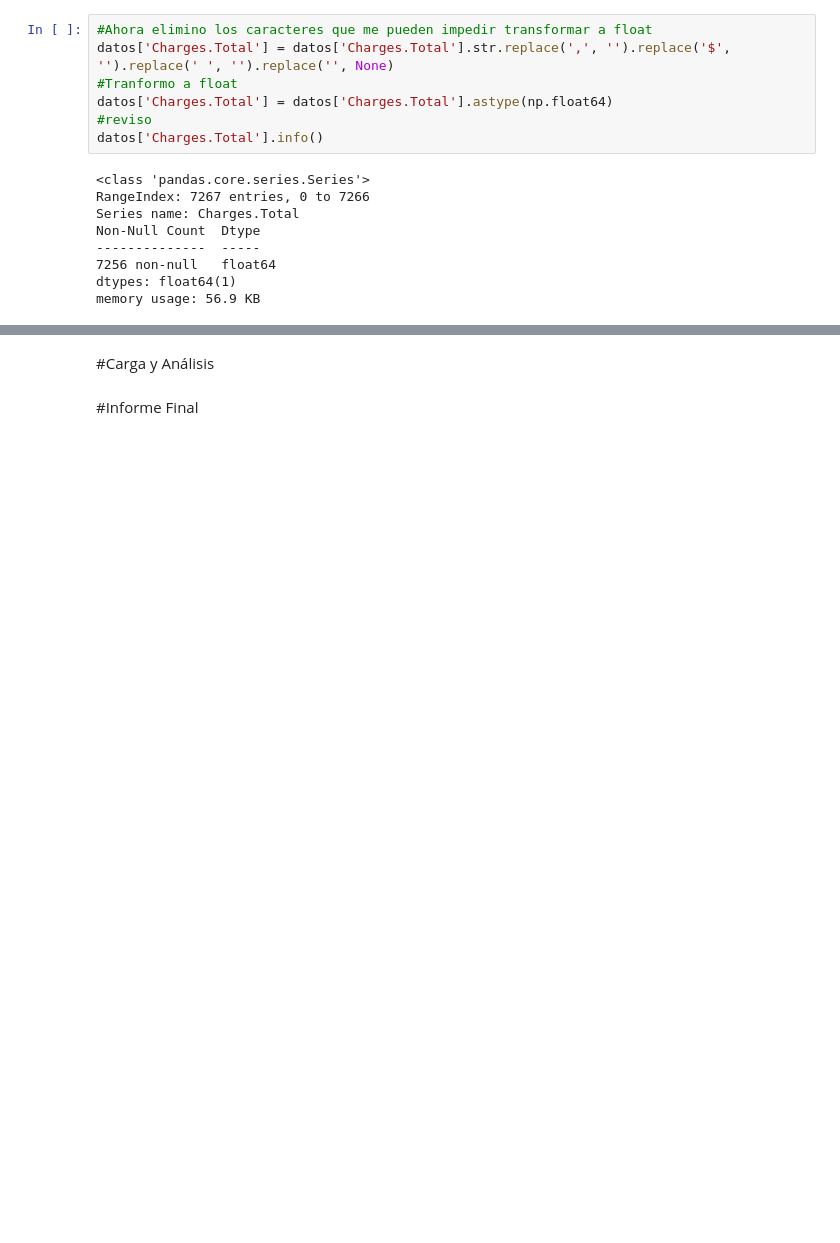
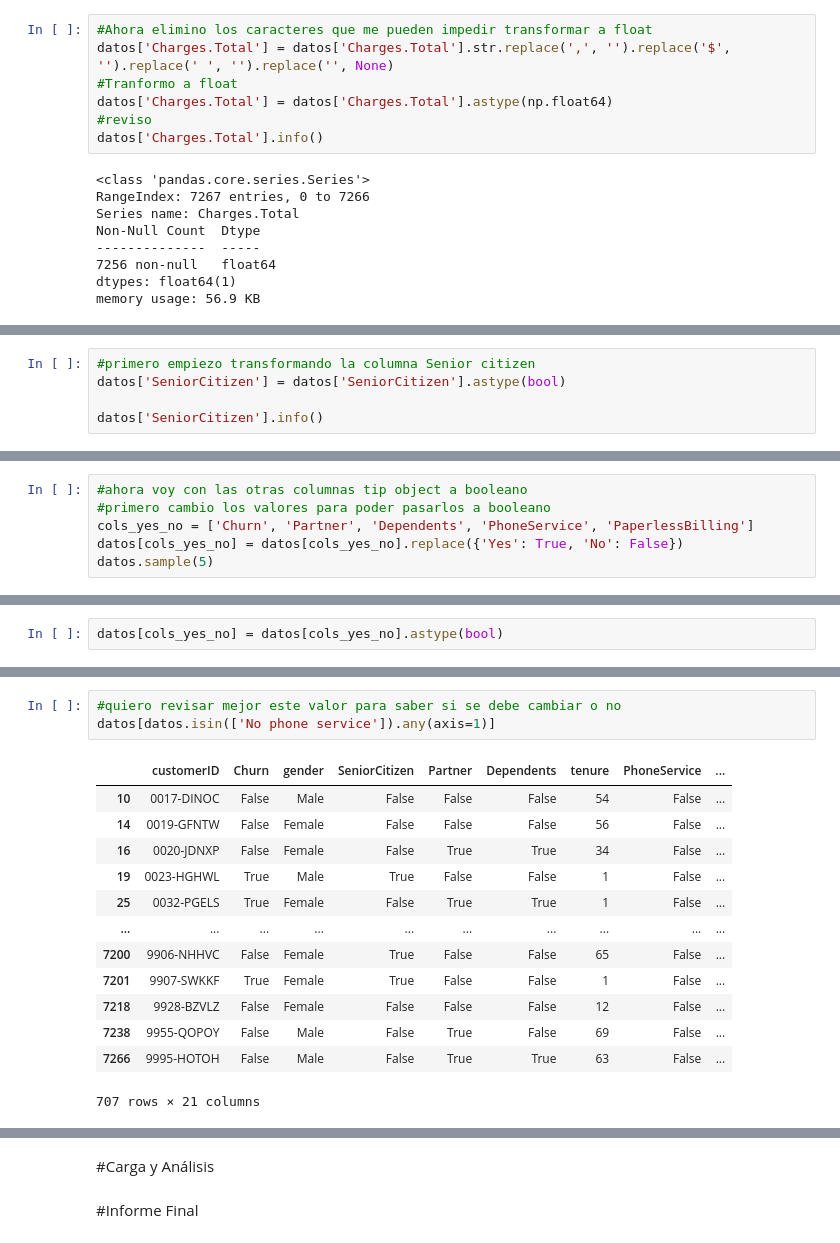
Before and after one commit to DaniBntz/AluraStore, a Jupyter notebook: TelecomX.ipynb, the cells around one changed output, grey strips where cells are left out. Drawn from its saved outputs; the diff is of its cells as text; blank space fills up the shorter version.

```diff
--- a/TelecomX.ipynb
+++ b/TelecomX.ipynb
@@ -142,0 +216,5 @@ dtype: int64
+# %%
+#primero empiezo transformando la columna Senior citizen
+datos['SeniorCitizen'] = datos['SeniorCitizen'].astype(bool)
+
+datos['SeniorCitizen'].info()
@@ -142,0 +238,6 @@ dtype: int64
+# %%
+#ahora voy con las otras columnas tip object a booleano
+#primero cambio los valores para poder pasarlos a booleano
+cols_yes_no = ['Churn', 'Partner', 'Dependents', 'PhoneService', 'PaperlessBilling']
+datos[cols_yes_no] = datos[cols_yes_no].replace({'Yes': True, 'No': False})
+datos.sample(5)
@@ -142,0 +252,2 @@ dtype: int64
+# %%
+datos[cols_yes_no] = datos[cols_yes_no].astype(bool)
@@ -142,0 +280,17 @@ dtype: int64
+# %%
+#quiero revisar mejor este valor para saber si se debe cambiar o no
+datos[datos.isin(['No phone service']).any(axis=1)]
+# %% [output]
+|  | customerID | Churn | gender | SeniorCitizen | Partner | Dependents | tenure | PhoneService | ... |
+| 10 | 0017-DINOC | False | Male | False | False | False | 54 | False | ... |
+| 14 | 0019-GFNTW | False | Female | False | False | False | 56 | False | ... |
+| 16 | 0020-JDNXP | False | Female | False | True | True | 34 | False | ... |
+| 19 | 0023-HGHWL | True | Male | True | False | False | 1 | False | ... |
+| 25 | 0032-PGELS | True | Female | False | True | True | 1 | False | ... |
+| ... | ... | ... | ... | ... | ... | ... | ... | ... | ... |
+| 7200 | 9906-NHHVC | False | Female | True | False | False | 65 | False | ... |
+| 7201 | 9907-SWKKF | True | Female | True | False | False | 1 | False | ... |
+| 7218 | 9928-BZVLZ | False | Female | False | False | False | 12 | False | ... |
+| 7238 | 9955-QOPOY | False | Male | False | True | False | 69 | False | ... |
+| 7266 | 9995-HOTOH | False | Male | False | True | True | 63 | False | ... |
+707 rows × 21 columns
```
Also changed, not shown: parts of 25 cells of this notebook.
